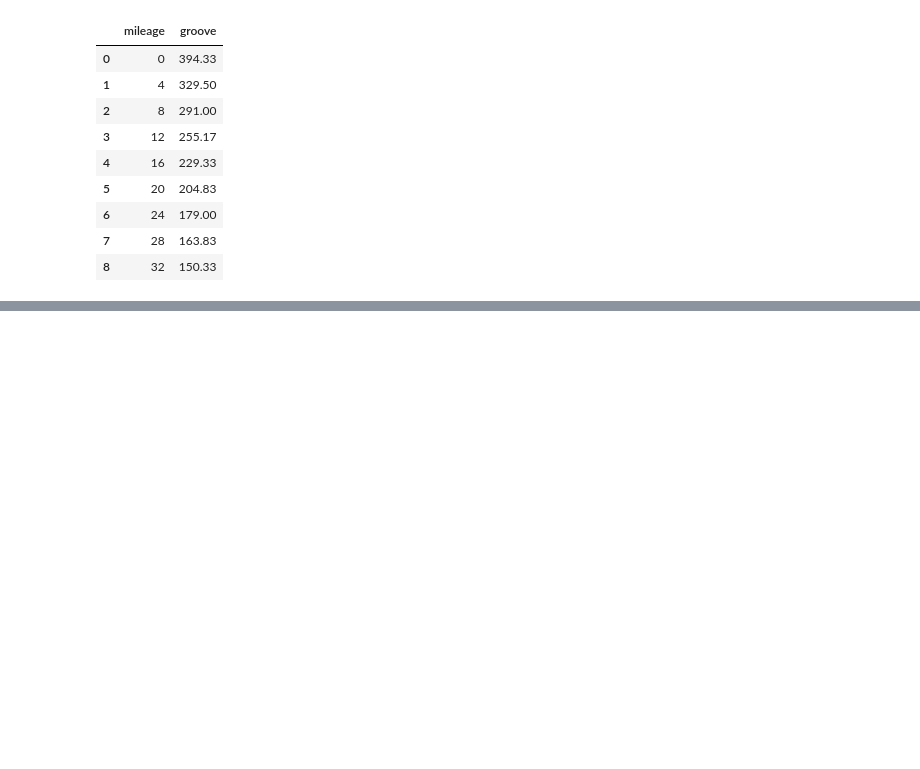
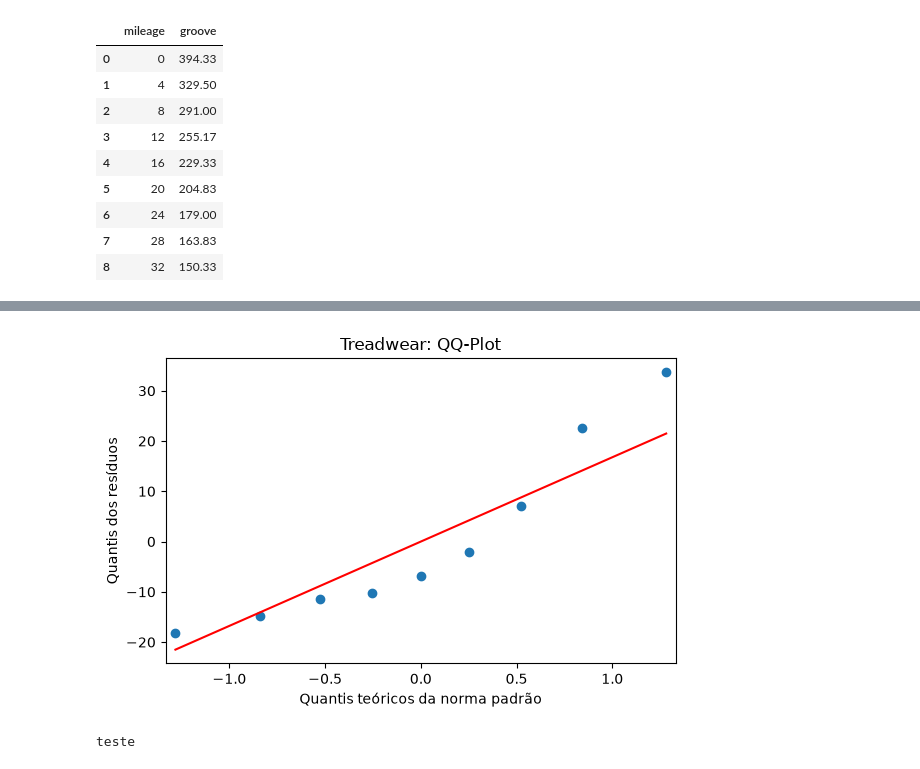
Before and after one commit to JoaoFerrett/Simple-Linear-Regression, a Jupyter notebook: treadwear.ipynb, the cells around one changed output, grey strips where cells are left out. Saved outputs shown, nothing was run; the diff lists cells and outputs as text; code cells hidden in the pictures; blank space fills up the shorter version.

```diff
--- a/treadwear.ipynb
+++ b/treadwear.ipynb
@@ -32,0 +159,23 @@ plt.show()
+# %%
+from scipy.stats import norm
+
+fig, ax = plt.subplots(figsize = (6, 4))
+
+sm.qqplot(
+    residual,
+    dist = norm,
+    line = "s",
+    ax = ax
+)
+
+ax.set(
+    title = "Treadwear: QQ-Plot",
+    xlabel = "Quantis teóricos da norma padrão",
+    ylabel = "Quantis dos resíduos"
+)
+
+plt.tight_layout()
+plt.show()
+# %% [output]
+[figure, added]
+teste
```
Also changed, not shown: parts of 10 cells of this notebook.
